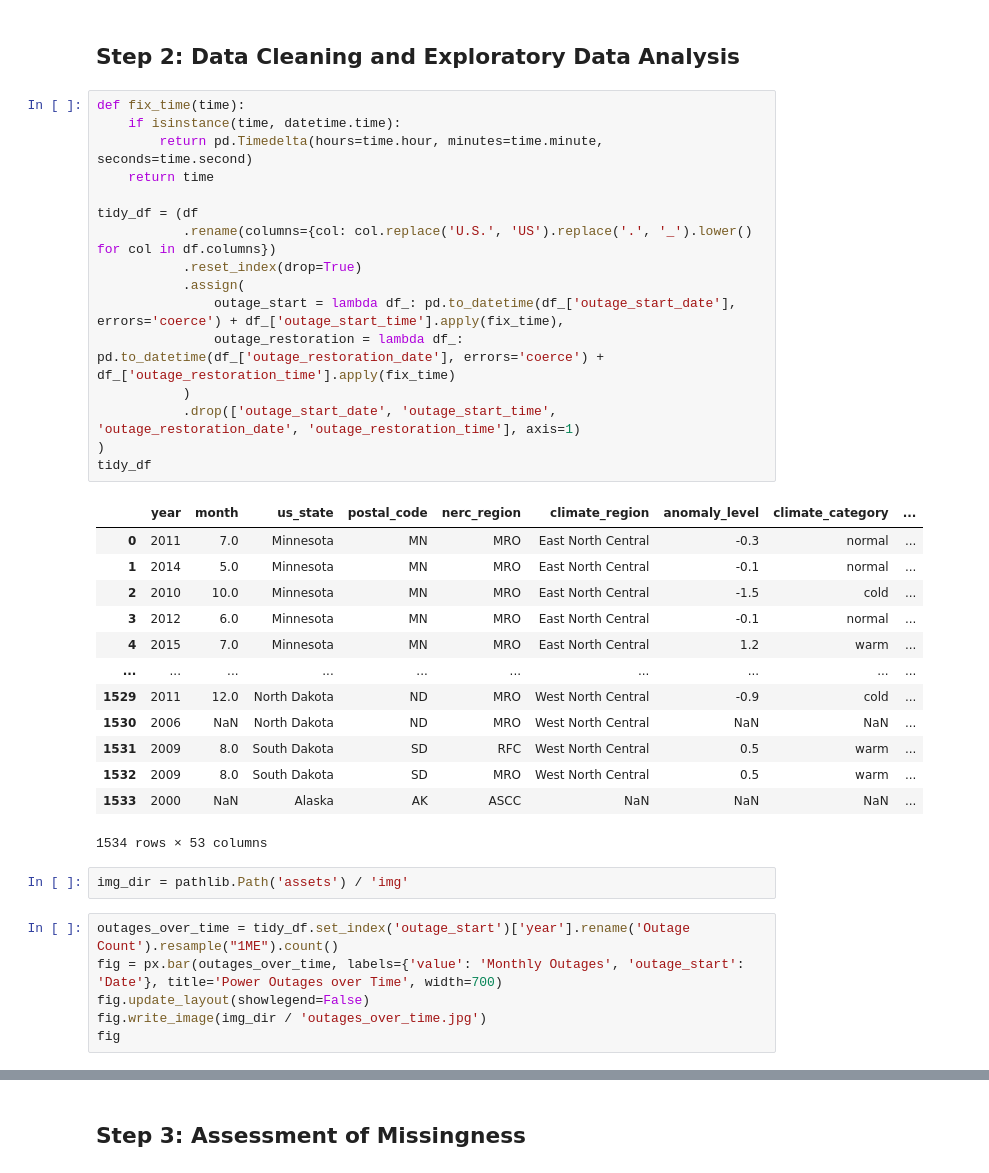
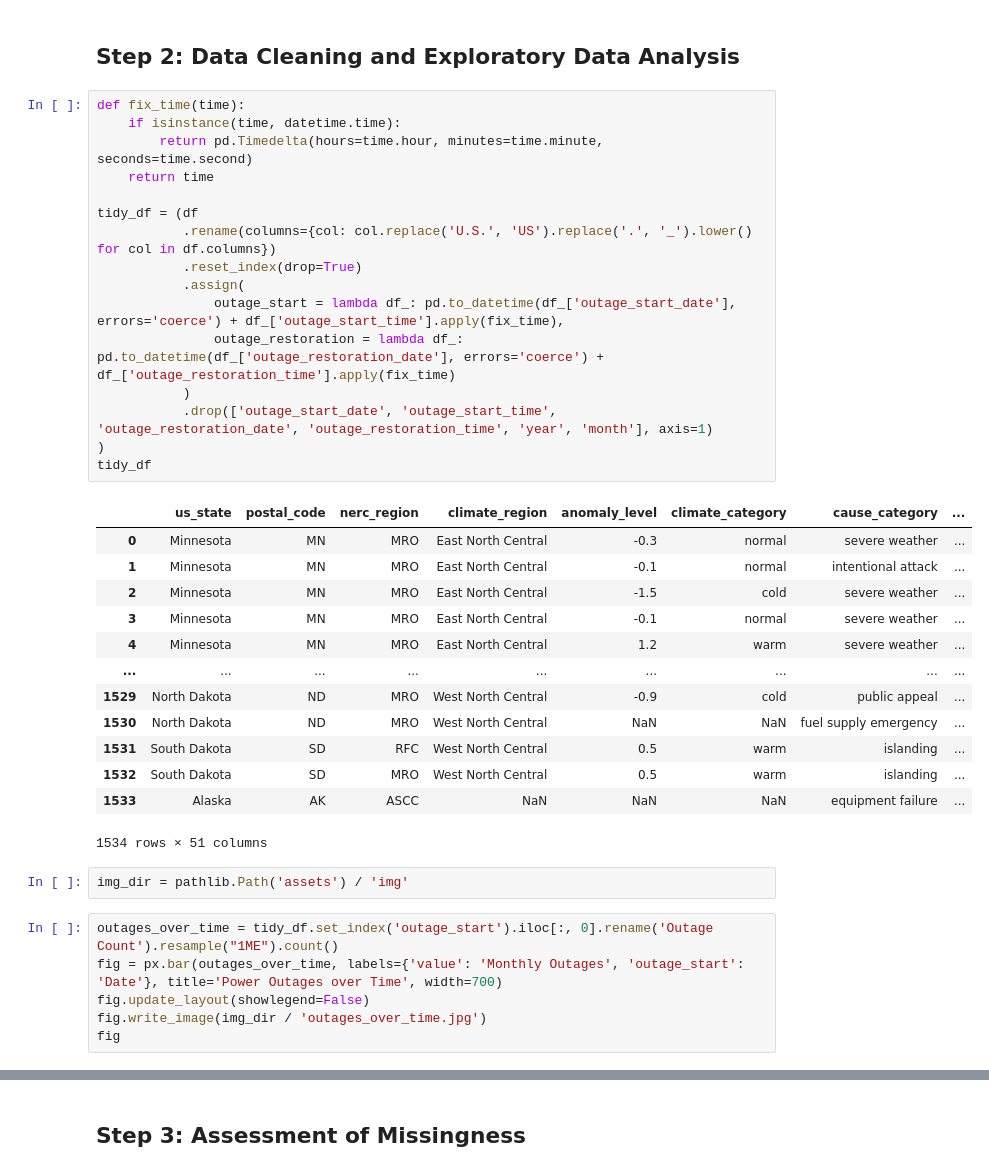
Before and after one commit to CarterT27/power-outages, a Jupyter notebook: analysis.ipynb, the cells around one changed output, grey strips where cells are left out. Cells and saved outputs as stored; diff of their text form.

```diff
--- a/analysis.ipynb
+++ b/analysis.ipynb
@@ -61,37 +61,37 @@ Index(['YEAR', 'MONTH', 'U.S._STATE', 'POSTAL.CODE', 'NERC.REGION',
 # %%
 def fix_time(time):
     if isinstance(time, datetime.time):
         return pd.Timedelta(hours=time.hour, minutes=time.minute, seconds=time.second)
     return time
 
 tidy_df = (df
            .rename(columns={col: col.replace('U.S.', 'US').replace('.', '_').lower() for col in df.columns})
            .reset_index(drop=True)
            .assign(
                outage_start = lambda df_: pd.to_datetime(df_['outage_start_date'], errors='coerce') + df_['outage_start_time'].apply(fix_time),
                outage_restoration = lambda df_: pd.to_datetime(df_['outage_restoration_date'], errors='coerce') + df_['outage_restoration_time'].apply(fix_time)
            )
-           .drop(['outage_start_date', 'outage_start_time', 'outage_restoration_date', 'outage_restoration_time'], axis=1)
+           .drop(['outage_start_date', 'outage_start_time', 'outage_restoration_date', 'outage_restoration_time', 'year', 'month'], axis=1)
 )
 tidy_df
 # %% [output]
-|  | year | month | us_state | postal_code | nerc_region | climate_region | anomaly_level | climate_category | ... |
-| 0 | 2011 | 7.0 | Minnesota | MN | MRO | East North Central | -0.3 | normal | ... |
-| 1 | 2014 | 5.0 | Minnesota | MN | MRO | East North Central | -0.1 | normal | ... |
-| 2 | 2010 | 10.0 | Minnesota | MN | MRO | East North Central | -1.5 | cold | ... |
-| 3 | 2012 | 6.0 | Minnesota | MN | MRO | East North Central | -0.1 | normal | ... |
-| 4 | 2015 | 7.0 | Minnesota | MN | MRO | East North Central | 1.2 | warm | ... |
-| ... | ... | ... | ... | ... | ... | ... | ... | ... | ... |
-| 1529 | 2011 | 12.0 | North Dakota | ND | MRO | West North Central | -0.9 | cold | ... |
-| 1530 | 2006 | NaN | North Dakota | ND | MRO | West North Central | NaN | NaN | ... |
-| 1531 | 2009 | 8.0 | South Dakota | SD | RFC | West North Central | 0.5 | warm | ... |
-| 1532 | 2009 | 8.0 | South Dakota | SD | MRO | West North Central | 0.5 | warm | ... |
-| 1533 | 2000 | NaN | Alaska | AK | ASCC | NaN | NaN | NaN | ... |
+|  | us_state | postal_code | nerc_region | climate_region | anomaly_level | climate_category | cause_category | ... |
+| 0 | Minnesota | MN | MRO | East North Central | -0.3 | normal | severe weather | ... |
+| 1 | Minnesota | MN | MRO | East North Central | -0.1 | normal | intentional attack | ... |
+| 2 | Minnesota | MN | MRO | East North Central | -1.5 | cold | severe weather | ... |
+| 3 | Minnesota | MN | MRO | East North Central | -0.1 | normal | severe weather | ... |
+| 4 | Minnesota | MN | MRO | East North Central | 1.2 | warm | severe weather | ... |
+| ... | ... | ... | ... | ... | ... | ... | ... | ... |
+| 1529 | North Dakota | ND | MRO | West North Central | -0.9 | cold | public appeal | ... |
+| 1530 | North Dakota | ND | MRO | West North Central | NaN | NaN | fuel supply emergency | ... |
+| 1531 | South Dakota | SD | RFC | West North Central | 0.5 | warm | islanding | ... |
+| 1532 | South Dakota | SD | MRO | West North Central | 0.5 | warm | islanding | ... |
+| 1533 | Alaska | AK | ASCC | NaN | NaN | NaN | equipment failure | ... |
-1534 rows × 53 columns
+1534 rows × 51 columns
 # %%
 img_dir = pathlib.Path('assets') / 'img'
 # %%
-outages_over_time = tidy_df.set_index('outage_start')['year'].rename('Outage Count').resample("1ME").count()
+outages_over_time = tidy_df.set_index('outage_start').iloc[:, 0].rename('Outage Count').resample("1ME").count()
 fig = px.bar(outages_over_time, labels={'value': 'Monthly Outages', 'outage_start': 'Date'}, title='Power Outages over Time', width=700)
 fig.update_layout(showlegend=False)
 fig.write_image(img_dir / 'outages_over_time.jpg')
```
Also changed, not shown: parts of 2 cells of this notebook.
